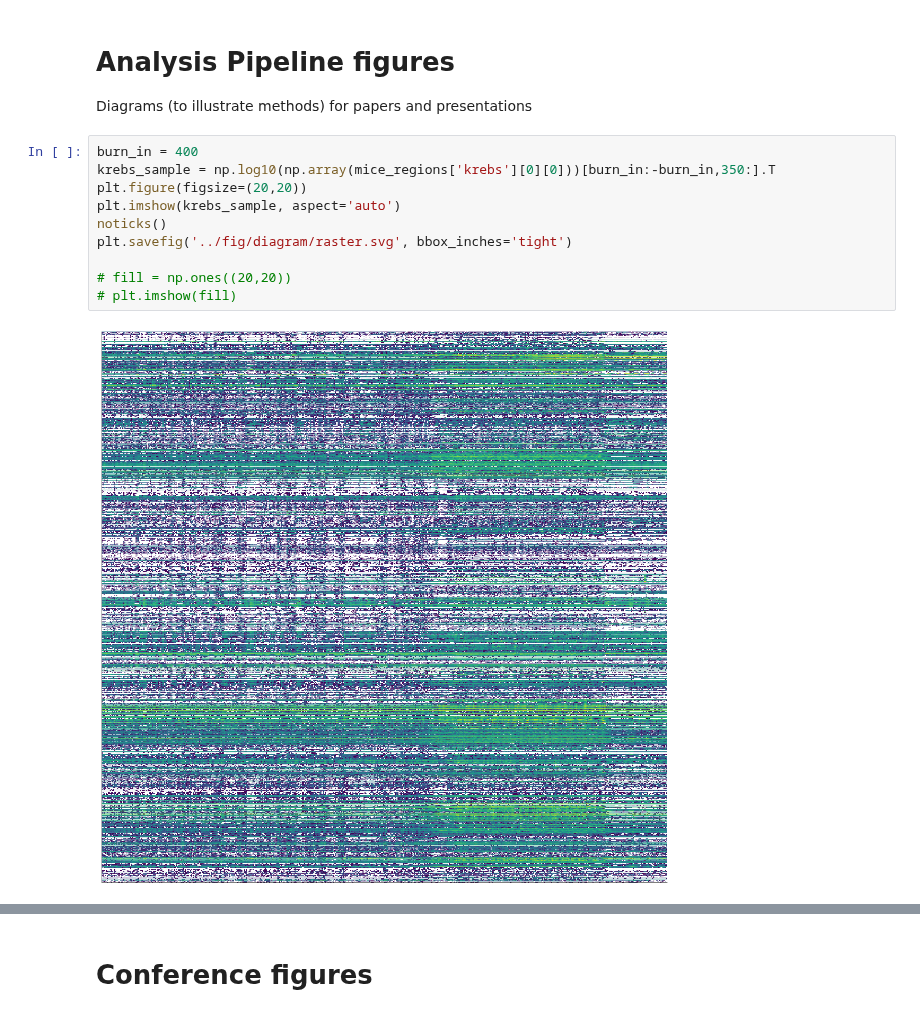
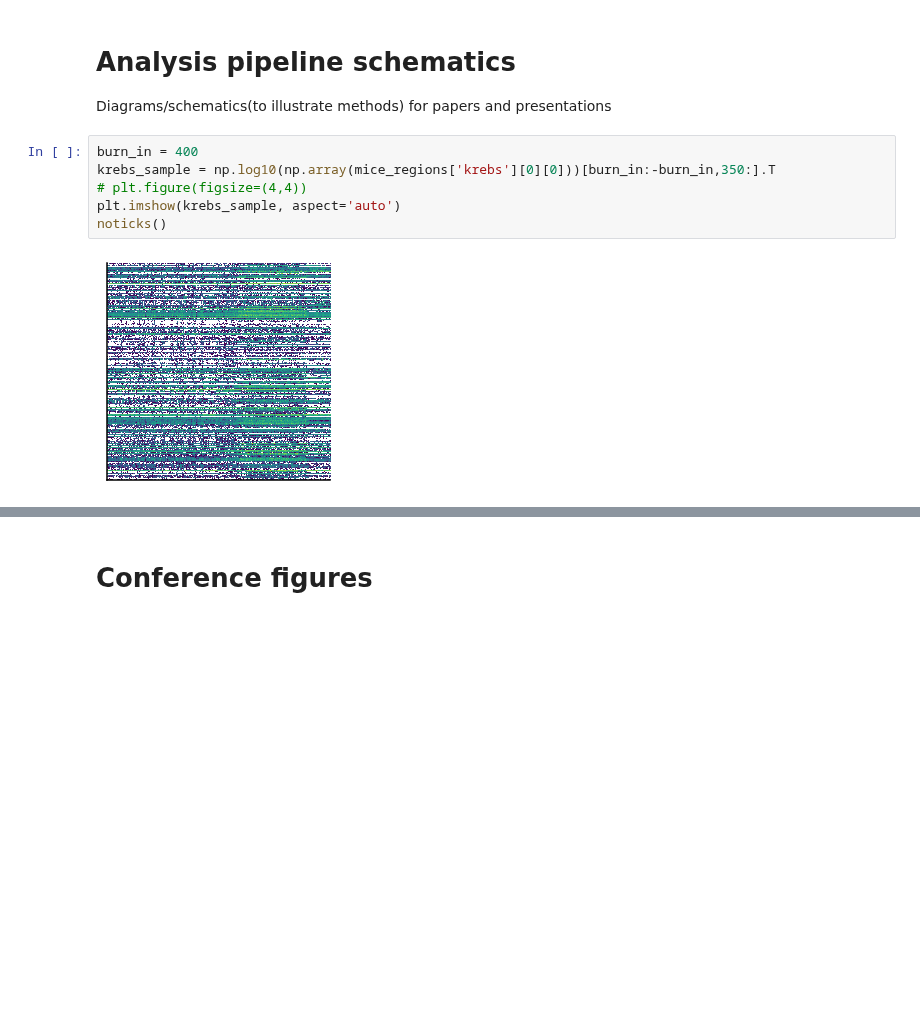
Before and after one commit to voytekresearch/galaxybrain, a Jupyter notebook: notebooks/Diagrams.ipynb, the cells around one changed output, grey strips where cells are left out. Drawn from its saved outputs; the diff is of its cells as text; blank space fills up the shorter version.

```diff
--- a/notebooks/Diagrams.ipynb
+++ b/notebooks/Diagrams.ipynb
@@ -20,17 +27,13 @@ mice_regions = spike_dict([0]) #just grabbing first mouse
 # %% [markdown]
-# Analysis Pipeline figures
+# Analysis pipeline schematics
 
-Diagrams (to illustrate methods) for papers and presentations
+Diagrams/schematics(to illustrate methods) for papers and presentations
 # %%
 burn_in = 400
 krebs_sample = np.log10(np.array(mice_regions['krebs'][0][0]))[burn_in:-burn_in,350:].T
-plt.figure(figsize=(20,20))
+# plt.figure(figsize=(4,4))
 plt.imshow(krebs_sample, aspect='auto')
 noticks()
-plt.savefig('../fig/diagram/raster.svg', bbox_inches='tight')
-
-# fill = np.ones((20,20))
-# plt.imshow(fill)
 # %% [output]
-[figure, old version]
+[figure, new version]
 # %%
```
Also changed, not shown: parts of 7 cells of this notebook, 3 other files.
